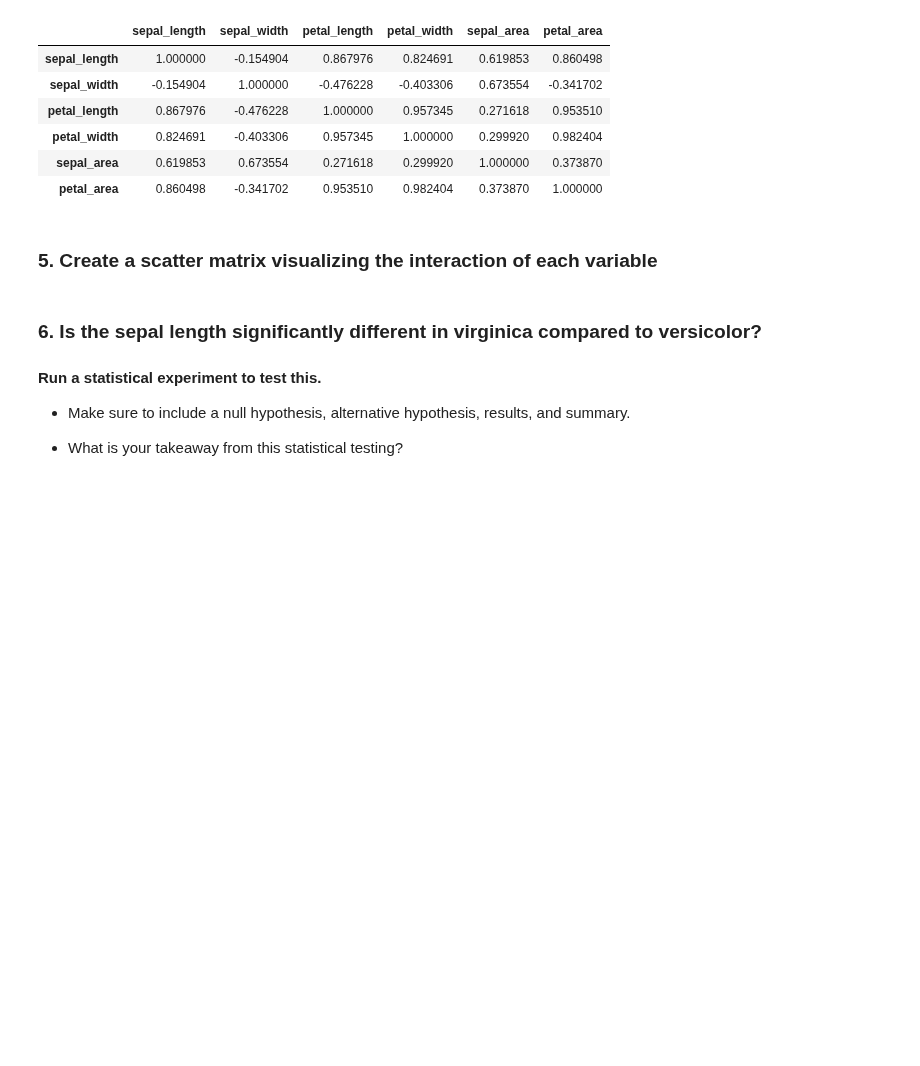
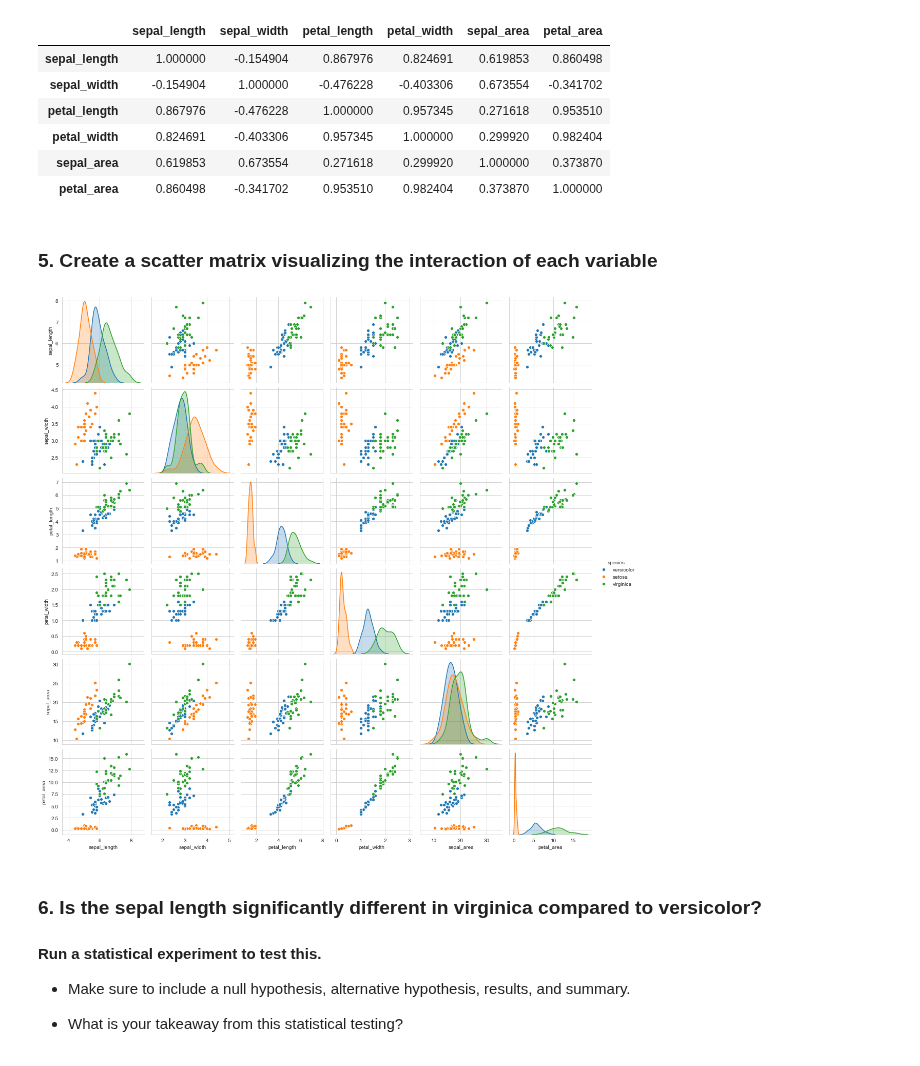
Before and after one commit to lukewbecker/classification-exercises, a Jupyter notebook: classification_exercises.ipynb, the cells around one changed output. Cells and saved outputs as stored; diff of their text form; code cells hidden in the pictures; blank space fills up the shorter version.

```diff
--- a/classification_exercises.ipynb
+++ b/classification_exercises.ipynb
@@ -1273,6 +1272,10 @@ import warnings
 warnings.filterwarnings("ignore")
 # %%
 import seaborn as sns
+# %%
+iris.rename(columns={'species_name': 'species'}, inplace=True)
+# %%
+iris.drop(columns = ['species_id', 'measurement_id'], inplace=True)
 # %%
 # Starting out with the prepped (less the dummy variables).
 
@@ -1420,6 +1423,6 @@ memory usage: 6.0+ KB
 # %%
 # Adding area columns for sepal and petal to the main dataframe. Need to repeat for the train, validate, and test subgroups.
 
-# train_iris['sepal_area'] = (train_iris.sepal_length * train_iris.sepal_width)
-# train_iris['petal_area'] = (train_iris.petal_length * train_iris.petal_width)
-# train_iris
+train_iris['sepal_area'] = (train_iris.sepal_length * train_iris.sepal_width)
+train_iris['petal_area'] = (train_iris.petal_length * train_iris.petal_width)
+train_iris
@@ -1509,6 +1540,11 @@ train_iris.corr()
 | petal_area | 0.860498 | -0.341702 | 0.953510 | 0.982404 | 0.373870 | 1.000000 |
 # %% [markdown]
 ### 5. Create a scatter matrix visualizing the interaction of each variable
+# %%
+sns.pairplot(train_iris, hue = 'species')
+plt.show()
+# %% [output]
+[figure, added]
 # %% [markdown]
 ### 6. Is the sepal length significantly different in virginica compared to versicolor?
 #### Run a statistical experiment to test this.
```
Also changed, not shown: parts of 4 cells of this notebook.
